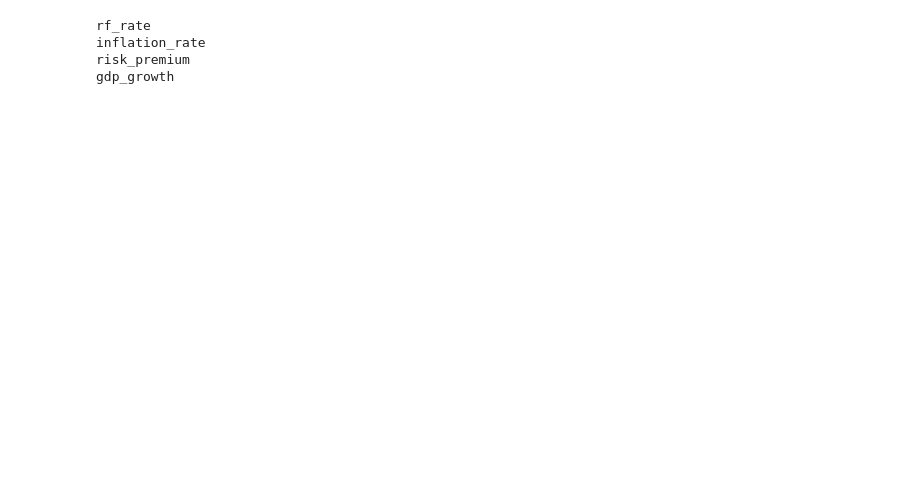
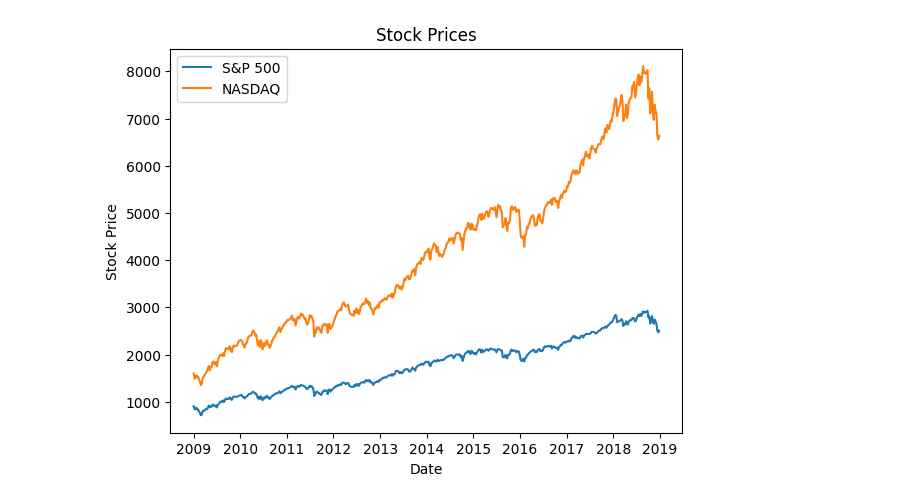
Before and after one commit to KiranReddy0808/Python-Scripts, a Jupyter notebook: Models/apt.ipynb, the cells around one changed output. Cells and saved outputs as stored; diff of their text form; code cells hidden in the pictures; blank space fills up the shorter version.

Commit message:
Add comments and Graphs
Signed-off-by: Sai Kiran Reddy Poreddy <saikiranreddy.saikiran@gmail.com>

```diff
--- a/Models/apt.ipynb
+++ b/Models/apt.ipynb
@@ -31,12 +60,28 @@ Date
+# %%
+import matplotlib.pyplot as plt
+
+# Plot S&P500 and NASDAQ stock prices over the years
+fig = plt.figure()
+ax1 = fig.add_axes([0.1,0.1,0.8,0.8])
+ax1.plot(sp500_data['Adj Close'] , label='S&P 500')
+ax1.plot(nasdaq_data['Adj Close'] , label='NASDAQ')
+ax1.set_xlabel('Date')
+ax1.set_ylabel('Stock Price')
+ax1.set_title('Stock Prices')
+plt.legend()
+plt.show()
+# %% [output]
+[figure, added]
 # %%
 import pandas as pd
 import numpy as np
 import requests
 
-api_key = "b4821cc094d8c47919698af6f79cbfdd"
-
+# Set the API key and base URL
+api_key = "349fd5c8bc01100b37528a346fbf4371"
 base_url = "https://api.stlouisfed.org/fred/series/observations"
 
+# Fetch the risk-free rate, inflation rate, risk premium, and GDP growth rate from FRED
 factors = {
     "rf_rate" : {
         "series_id": "DGS5",
@@ -48,11 +93,6 @@ factors = {
         "units" : "pch",
         "frequency": "w"
     },
-    # "industrial_production" : {
-    #     "series_id": "INDPRO",
-    #     "units" : "pch",
-    #     "frequency": "m"
-    # },
     "risk_premium" : {
         "series_id": "TENEXPCHAREARISPRE",
         "units" : "pch",
@@ -64,6 +104,8 @@ factors = {
         "frequency": "q"
     }
 }
+
+# Fetch the data for each factor
 for factor, data in factors.items():
     response = requests.request("GET", base_url, params = {
         "api_key" : api_key,
@@ -74,17 +116,17 @@ for factor, data in factors.items():
         "units" : data['units'],
         "frequency" : data['frequency']
     } )
-    print(factor)
+
+    # Convert the response to a DataFrame
     factors[factor] = pd.DataFrame.from_dict(response.json()['observations'])[["date", "value"]]
     factors[factor]['date'] = pd.to_datetime(factors[factor]['date'])
     factors[factor]['value'] = factors[factor]['value'].replace('.', np.nan)
     factors[factor] = factors[factor].dropna()
     factors[factor].set_index('date', inplace=True)
+
+    # Convert the values to numeric and change percentage to decimal
     factors[factor]['value'] = pd.to_numeric(factors[factor]['value']).astype(float)/100
+
+    # Reindex the data to match the S&P 500 data
     factors[factor] = factors[factor].reindex(sp500_data.index, method='ffill')
-# %% [output]
-rf_rate
-inflation_rate
-risk_premium
-gdp_growth
 # %%
```
Also changed, not shown: parts of 11 cells of this notebook.
